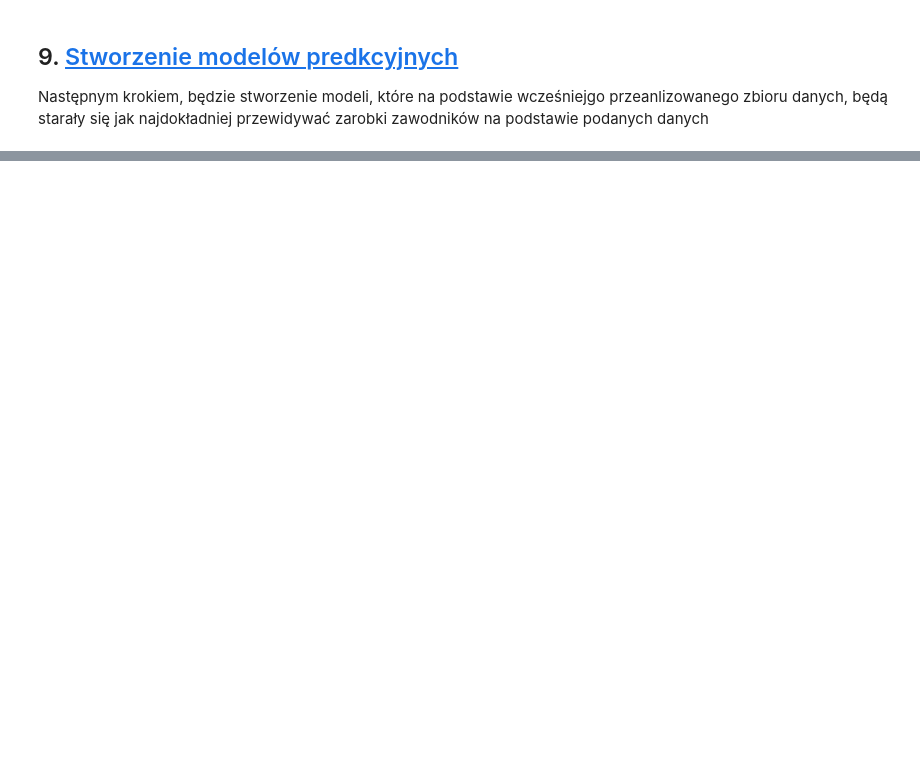
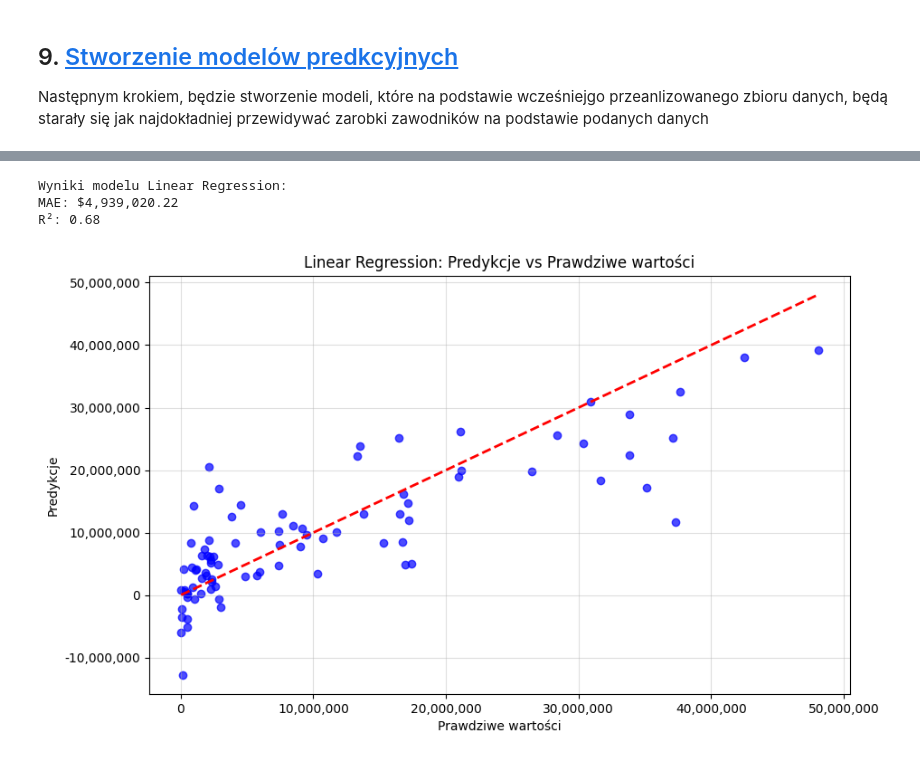
Before and after one commit to radekrzepka/nba-salary-predict, a Jupyter notebook: main.ipynb, the cells around one changed output, grey strips where cells are left out. Saved outputs shown, nothing was run; the diff lists cells and outputs as text; code cells hidden in the pictures; blank space fills up the shorter version.

```diff
--- a/main.ipynb
+++ b/main.ipynb
@@ -756,0 +693,10 @@ Passing `palette` without assigning `hue` is deprecated and will be removed in v
+# %%
+lr_model = LinearRegression()
+lr_mae, lr_r2 = plot_model_results(
+    lr_model, X_train, y_train, X_test, y_test, "Linear Regression"
+)
+# %% [output]
+Wyniki modelu Linear Regression:
+MAE: $4,939,020.22
+R²: 0.68
+[figure, added]
```
Also changed, not shown: parts of 29 cells of this notebook, 1 other file.
